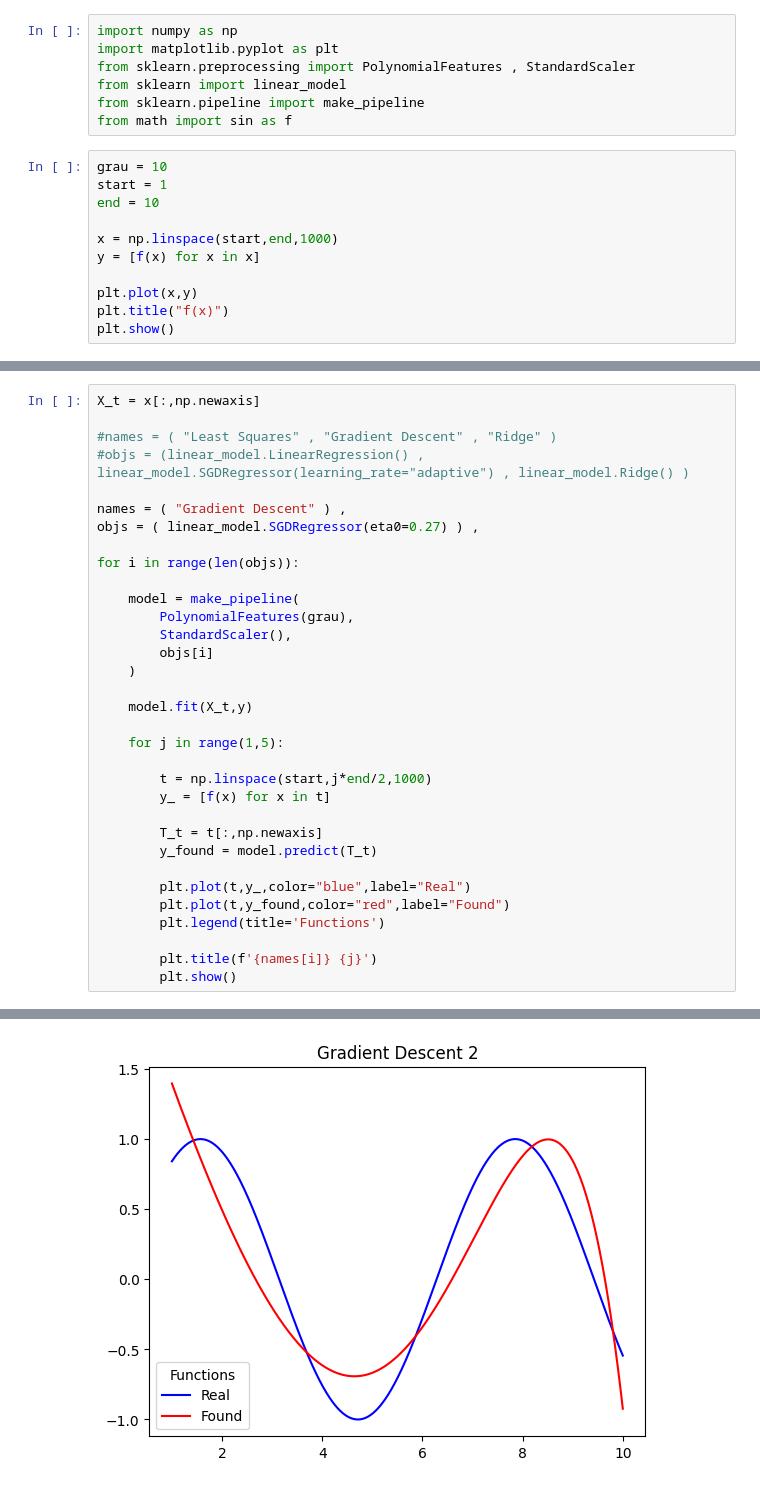
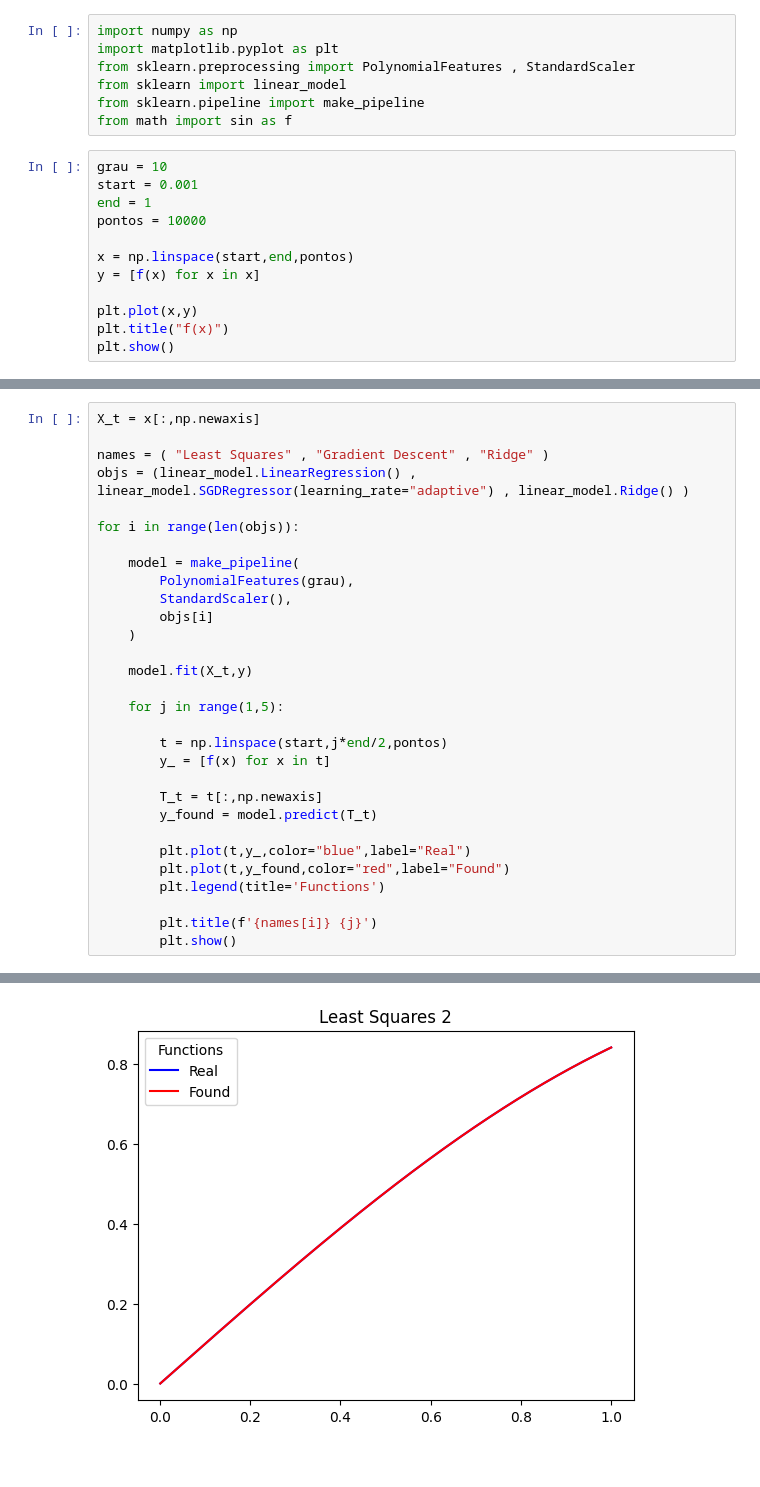
Before and after one commit to ifuaslaerl/Data-Engineering, a Jupyter notebook: PolyRegression.ipynb, the cells around one changed output, grey strips where cells are left out. Cells and saved outputs as stored; diff of their text form.

```diff
--- a/PolyRegression.ipynb
+++ b/PolyRegression.ipynb
@@ -7,10 +7,11 @@ from sklearn.pipeline import make_pipeline
 from math import sin as f
 # %%
 grau = 10
-start = 1
-end = 10
+start = 0.001
+end = 1
+pontos = 10000
 
-x = np.linspace(start,end,1000)
+x = np.linspace(start,end,pontos)
 y = [f(x) for x in x]
 
 plt.plot(x,y)
@@ -21,11 +22,8 @@ plt.show()
 # %%
 X_t = x[:,np.newaxis]
 
-#names = ( "Least Squares" , "Gradient Descent" , "Ridge" )
-#objs = (linear_model.LinearRegression() , linear_model.SGDRegressor(learning_rate="adaptive") , linear_model.Ridge() )
-
-names = ( "Gradient Descent" ) ,
-objs = ( linear_model.SGDRegressor(eta0=0.27) ) ,
+names = ( "Least Squares" , "Gradient Descent" , "Ridge" )
+objs = (linear_model.LinearRegression() , linear_model.SGDRegressor(learning_rate="adaptive") , linear_model.Ridge() )
 
 for i in range(len(objs)):
 
@@ -39,7 +37,7 @@ for i in range(len(objs)):
 
     for j in range(1,5):
 
-        t = np.linspace(start,j*end/2,1000)
+        t = np.linspace(start,j*end/2,pontos)
         y_ = [f(x) for x in t]
 
         T_t = t[:,np.newaxis]
@@ -56 +54 @@ for i in range(len(objs)):
-[figure, old version]
+[figure, new version]
```
Also changed, not shown: parts of 2 cells of this notebook.
